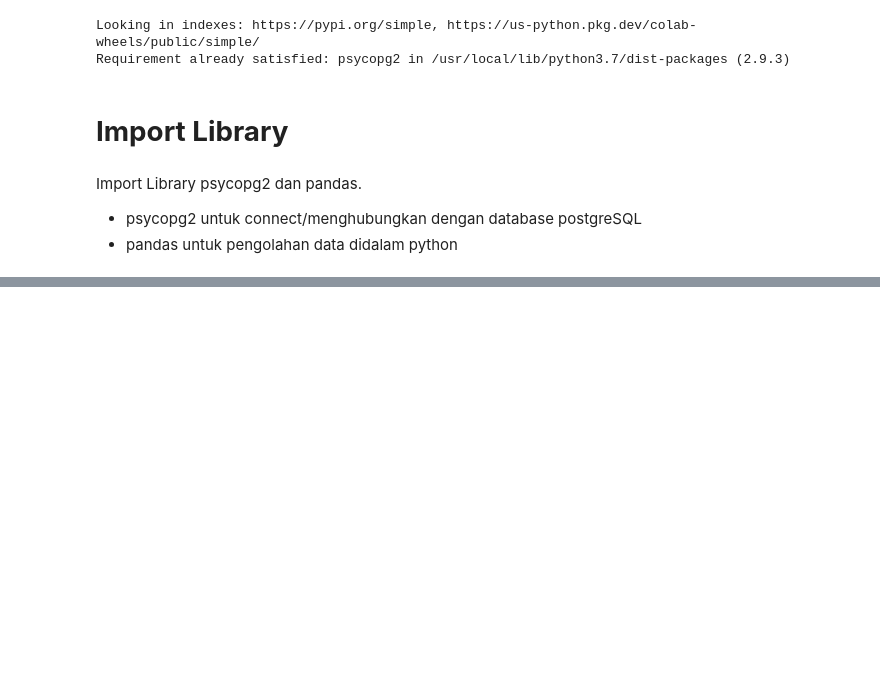
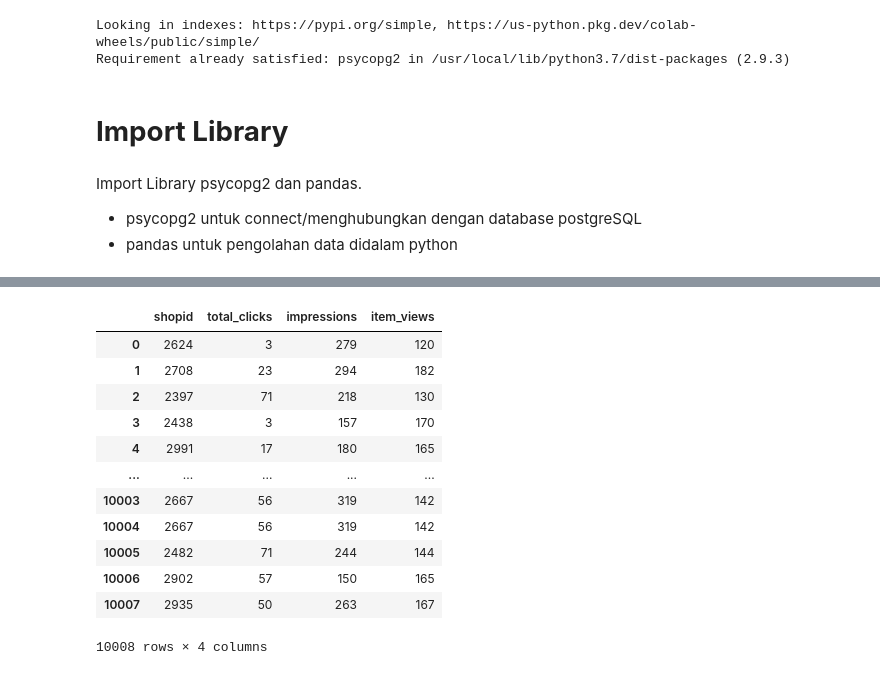
Before and after one commit to frfusch21/Praktek_Git_SQL, a Jupyter notebook: SQL_&_Python_Introduction.ipynb, the cells around one changed output, grey strips where cells are left out. Drawn from its saved outputs; the diff is of its cells as text; code cells hidden in the pictures; blank space fills up the shorter version.

```diff
--- a/SQL_&_Python_Introduction.ipynb
+++ b/SQL_&_Python_Introduction.ipynb
@@ -40,0 +60,18 @@ table_user
+# %%
+sql2 = """SELECT * FROM public.performance_tab;"""
+table_performance = pd.read_sql_query(sql2,conn)
+table_performance
+# %% [output]
+|  | shopid | total_clicks | impressions | item_views |
+| 0 | 2624 | 3 | 279 | 120 |
+| 1 | 2708 | 23 | 294 | 182 |
+| 2 | 2397 | 71 | 218 | 130 |
+| 3 | 2438 | 3 | 157 | 170 |
+| 4 | 2991 | 17 | 180 | 165 |
+| ... | ... | ... | ... | ... |
+| 10003 | 2667 | 56 | 319 | 142 |
+| 10004 | 2667 | 56 | 319 | 142 |
+| 10005 | 2482 | 71 | 244 | 144 |
+| 10006 | 2902 | 57 | 150 | 165 |
+| 10007 | 2935 | 50 | 263 | 167 |
+10008 rows × 4 columns
```
Also changed, not shown: parts of 20 cells of this notebook.
